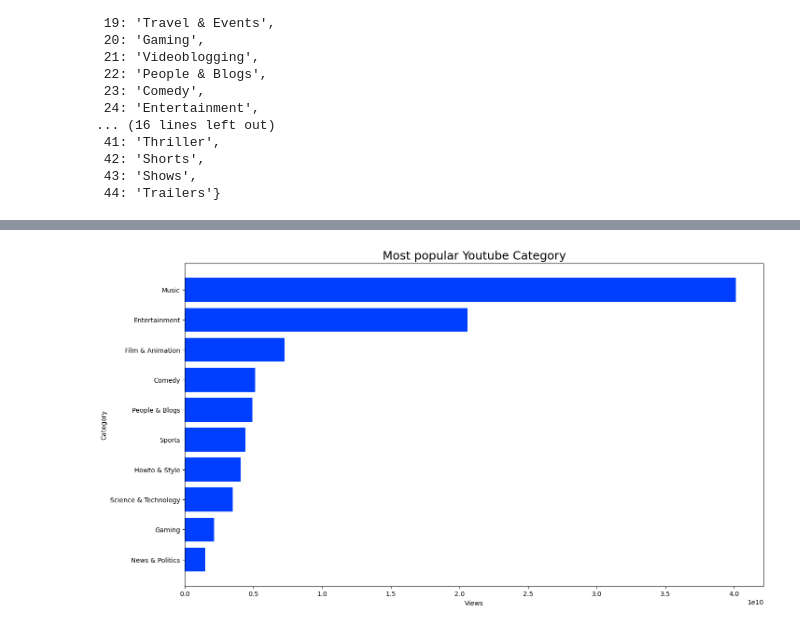
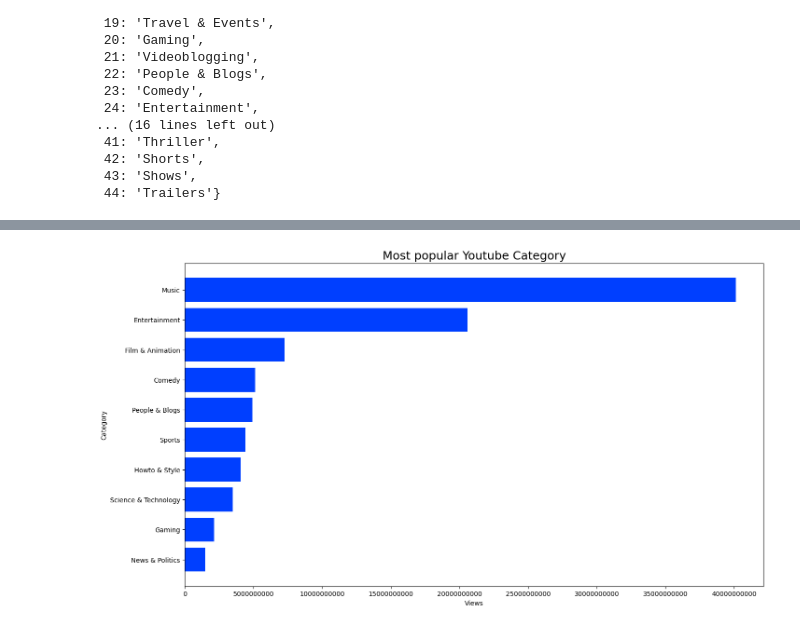
Before and after one commit to morgancoad/pandas-eda-casestudy-overview, a Jupyter notebook: notebooks/test_youtube.ipynb, the cells around one changed output, grey strips where cells are left out. Cells and saved outputs as stored; diff of their text form; code cells hidden in the pictures.

```diff
--- a/notebooks/test_youtube.ipynb
+++ b/notebooks/test_youtube.ipynb
@@ -323,18 +328,12 @@ id_list
 # %%
 fig, ax = plt.subplots(figsize=(16,9))
 id_list = id_list.sort_values('views', ascending=True)
 ax.barh(id_list['category_id_name'], id_list['views'])
-#ax.set_xticklabels(xlim=100000,200000000)
-#ax.set_xlim(100000,300000000)
 ax.set_title('Most popular Youtube Category', fontsize=18)
 ax.set_ylabel('Category')
 ax.set_xlabel('Views')
-#ax.set_xticklabels(['1','2','3','4','5','6','7','8','9','10'])
-#ax.ticklabel_format(style='plain',scilimits=(0,0))
-# import matplotlib.ticker
-# ax.set_scientific(False)
-
+ax.ticklabel_format(axis='x',style='plain')
 plt.savefig('../img/Most popular Youtube Category.jpg', bbox_inches = 'tight')
 plt.show()
 # %% [output]
-[figure, old version]
+[figure, new version]
```
Also changed, not shown: parts of 4 cells of this notebook, 3 other files.
